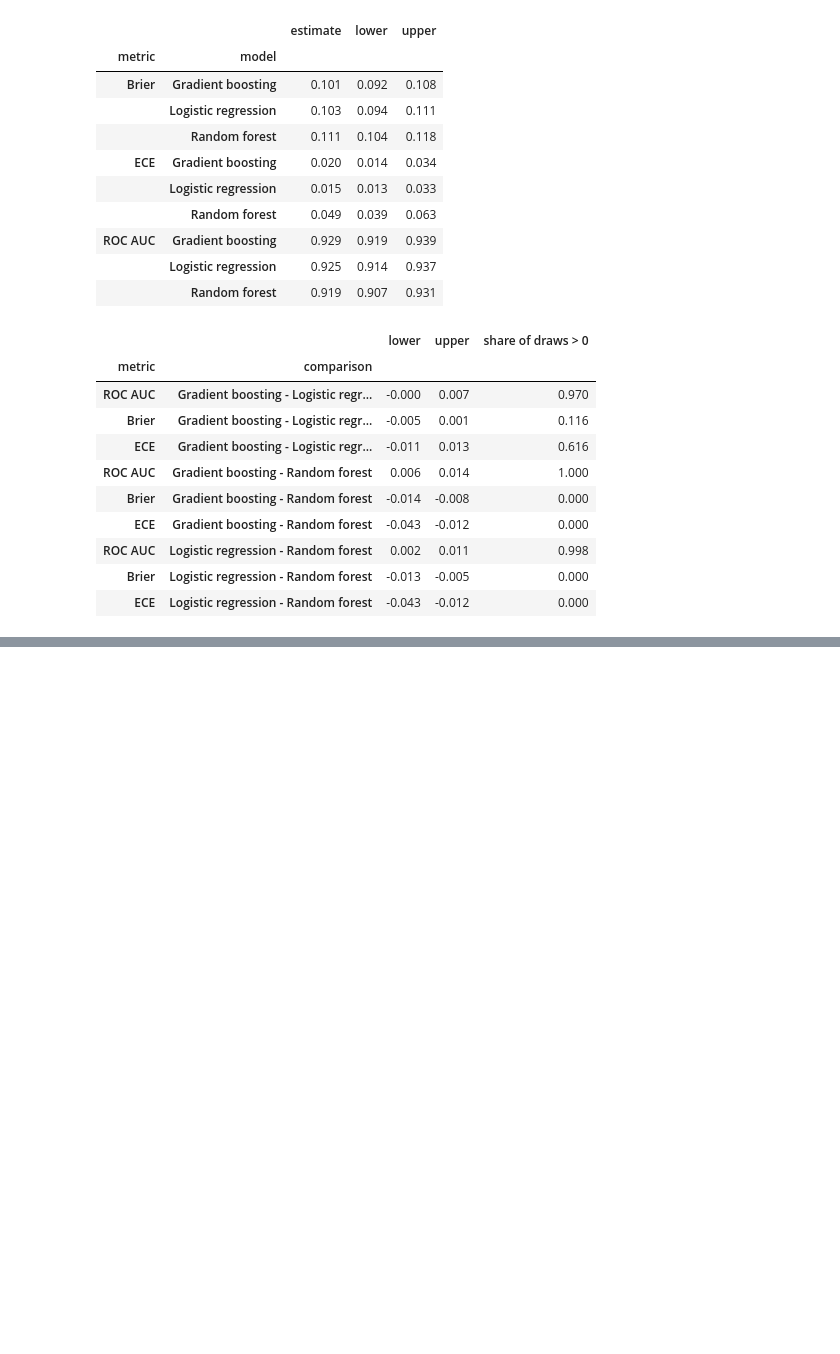
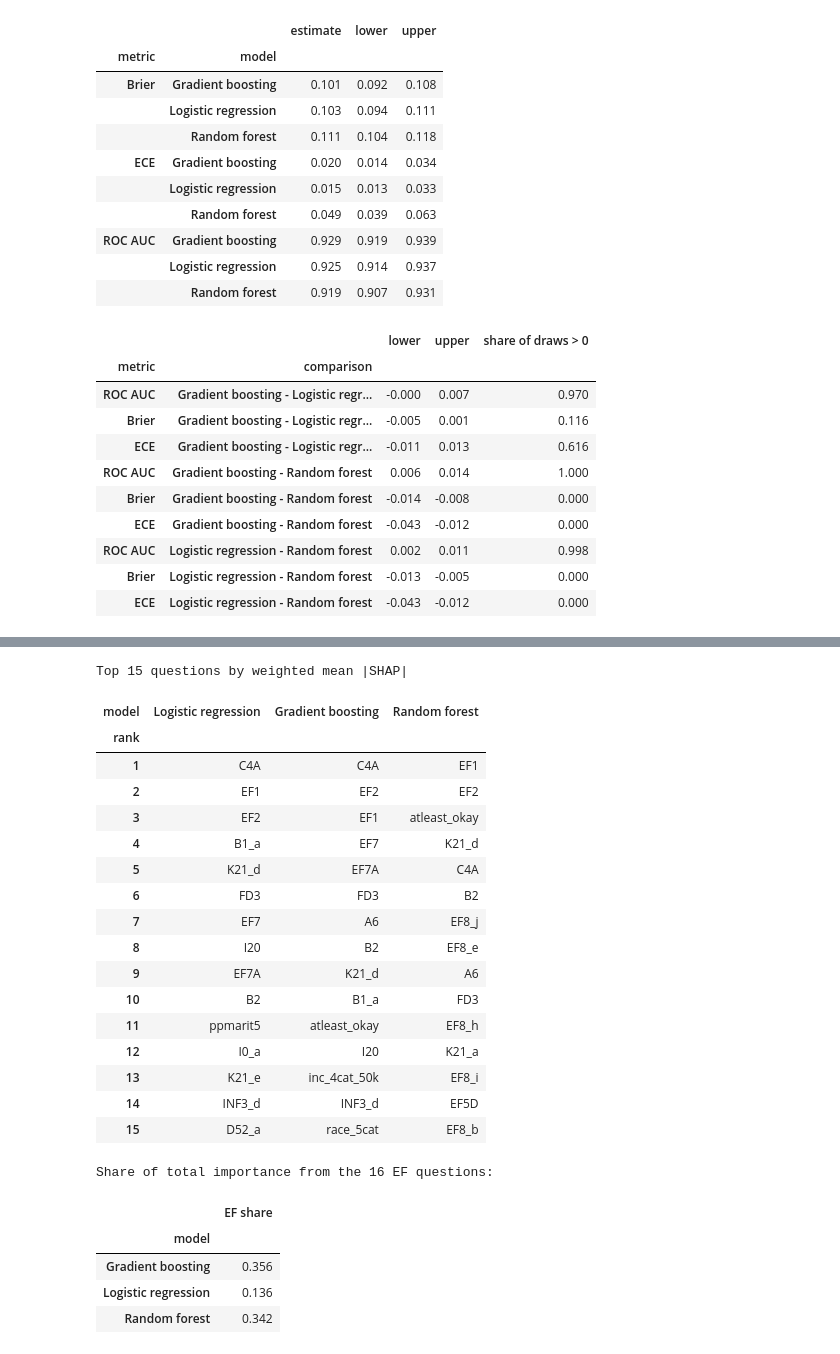
Before and after one commit to Break-Through-Tech/Thrivent-1A-financial-resilience-map, a Jupyter notebook: notebooks/08_success_metrics.ipynb, the cells around one changed output, grey strips where cells are left out. Cells and saved outputs as stored; diff of their text form; code cells hidden in the pictures; blank space fills up the shorter version.

```diff
--- a/notebooks/08_success_metrics.ipynb
+++ b/notebooks/08_success_metrics.ipynb
@@ -392,0 +500,50 @@ display(paired.set_index(["metric", "comparison"]).round(3))
+# %%
+importance_rows = []
+for name, frame in shap_by_question.items():
+    mean_abs = frame.abs().mul(w_test, axis=0).sum() / w_test.sum()
+    importance_rows.append(pd.DataFrame({
+        "model": name,
+        "question": mean_abs.index,
+        "mean_abs_shap": mean_abs.to_numpy(),
+        "share": (mean_abs / mean_abs.sum()).to_numpy(),
+        "in_ef_module": mean_abs.index.isin(spec["ef_module"]),
+    }))
+shap_importance = pd.concat(importance_rows, ignore_index=True)
+shap_importance["rank"] = (shap_importance.groupby("model")["mean_abs_shap"]
+                           .rank(ascending=False, method="first").astype(int))
+shap_importance = shap_importance.sort_values(["model", "rank"]).reset_index(drop=True)
+
+top = (shap_importance[shap_importance["rank"] <= 15]
+       .pivot(index="rank", columns="model", values="question"))
+print("Top 15 questions by weighted mean |SHAP|")
+display(top[MODELS])
+
+ef_share = shap_importance.groupby("model").apply(
+    lambda g: g.loc[g["in_ef_module"], "share"].sum(), include_groups=False)
+print("Share of total importance from the 16 EF questions:")
+display(ef_share.rename("EF share").to_frame().round(3))
+# %% [output]
+Top 15 questions by weighted mean |SHAP|
+| model | Logistic regression | Gradient boosting | Random forest |
+| rank |  |  |  |
+| 1 | C4A | C4A | EF1 |
+| 2 | EF1 | EF2 | EF2 |
+| 3 | EF2 | EF1 | atleast_okay |
+| 4 | B1_a | EF7 | K21_d |
+| 5 | K21_d | EF7A | C4A |
+| 6 | FD3 | FD3 | B2 |
+| 7 | EF7 | A6 | EF8_j |
+| 8 | I20 | B2 | EF8_e |
+| 9 | EF7A | K21_d | A6 |
+| 10 | B2 | B1_a | FD3 |
+| 11 | ppmarit5 | atleast_okay | EF8_h |
+| 12 | I0_a | I20 | K21_a |
+| 13 | K21_e | inc_4cat_50k | EF8_i |
+| 14 | INF3_d | INF3_d | EF5D |
+| 15 | D52_a | race_5cat | EF8_b |
+Share of total importance from the 16 EF questions:
+|  | EF share |
+| model |  |
+| Gradient boosting | 0.356 |
+| Logistic regression | 0.136 |
+| Random forest | 0.342 |
```
Also changed, not shown: parts of 16 cells of this notebook, 6 other files.
